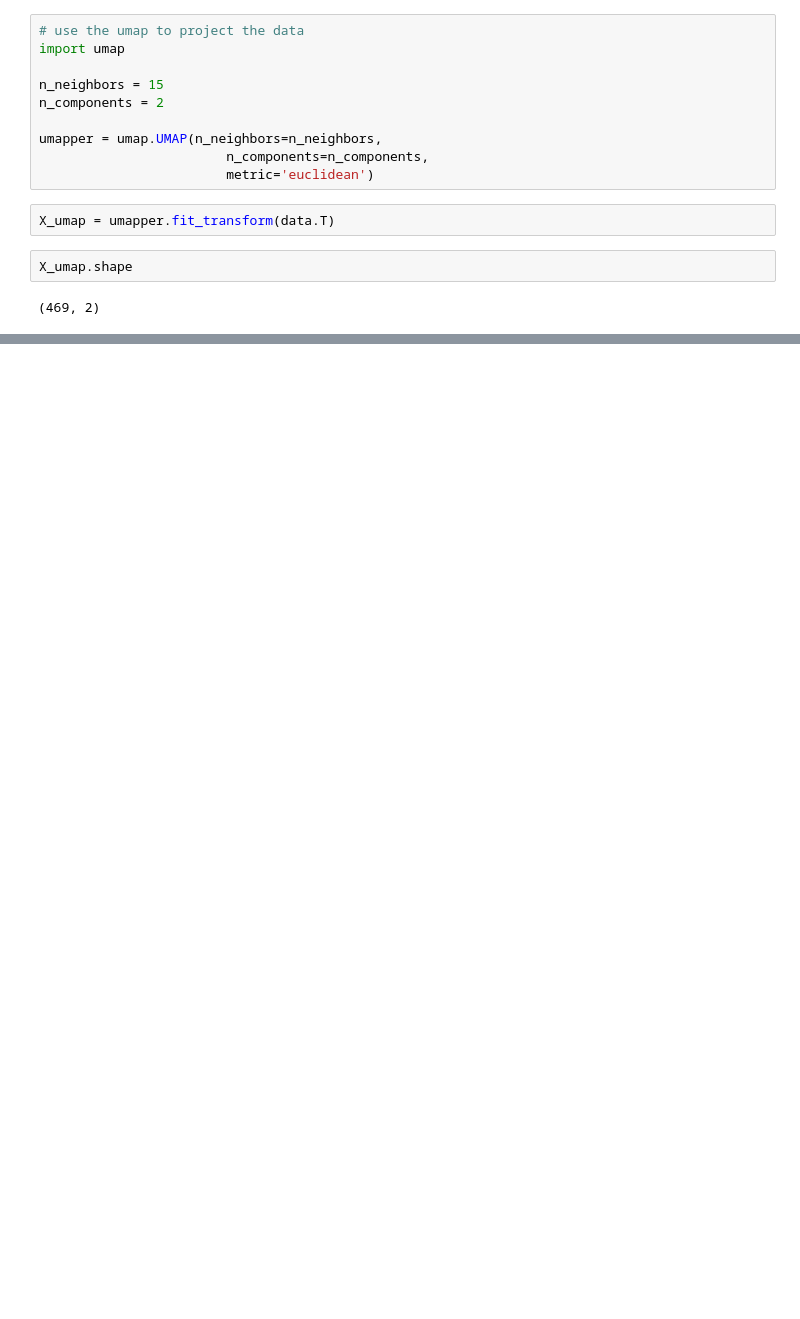
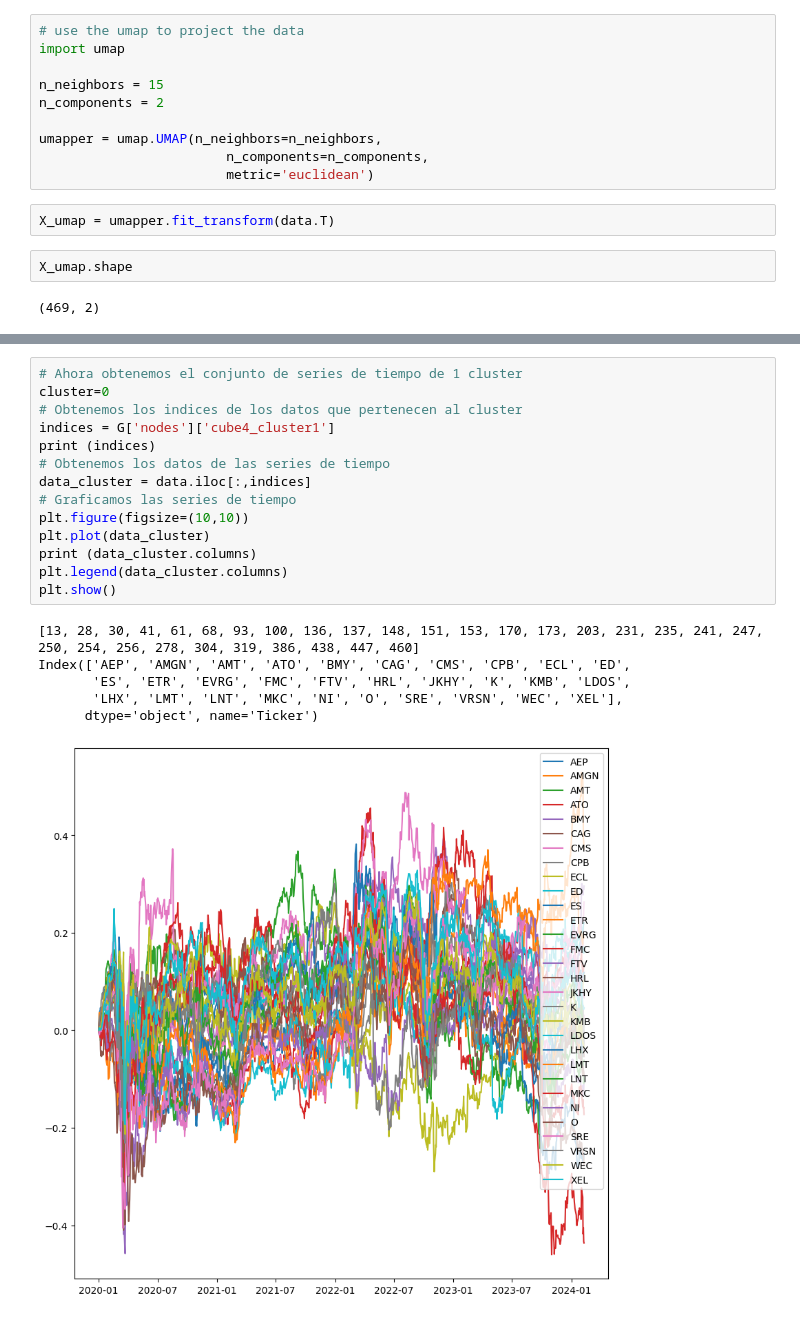
Before and after one commit to FelixStaff/Mapper, a Jupyter notebook: T3.ipynb, the cells around one changed output, grey strips where cells are left out. Drawn from its saved outputs; the diff is of its cells as text; blank space fills up the shorter version.

```diff
--- a/T3.ipynb
+++ b/T3.ipynb
@@ -311,0 +387,21 @@ plt.show()
+# %%
+# Ahora obtenemos el conjunto de series de tiempo de 1 cluster
+cluster=0
+# Obtenemos los indices de los datos que pertenecen al cluster
+indices = G['nodes']['cube4_cluster1']
+print (indices)
+# Obtenemos los datos de las series de tiempo
+data_cluster = data.iloc[:,indices]
+# Graficamos las series de tiempo
+plt.figure(figsize=(10,10))
+plt.plot(data_cluster)
+print (data_cluster.columns)
+plt.legend(data_cluster.columns)
+plt.show()
+# %% [output]
+[13, 28, 30, 41, 61, 68, 93, 100, 136, 137, 148, 151, 153, 170, 173, 203, 231, 235, 241, 247, 250, 254, 256, 278, 304, 319, 386, 438, 447, 460]
+Index(['AEP', 'AMGN', 'AMT', 'ATO', 'BMY', 'CAG', 'CMS', 'CPB', 'ECL', 'ED',
+       'ES', 'ETR', 'EVRG', 'FMC', 'FTV', 'HRL', 'JKHY', 'K', 'KMB', 'LDOS',
+       'LHX', 'LMT', 'LNT', 'MKC', 'NI', 'O', 'SRE', 'VRSN', 'WEC', 'XEL'],
+      dtype='object', name='Ticker')
+[figure, added]
```
Also changed, not shown: parts of 14 cells of this notebook, 1 other file.
